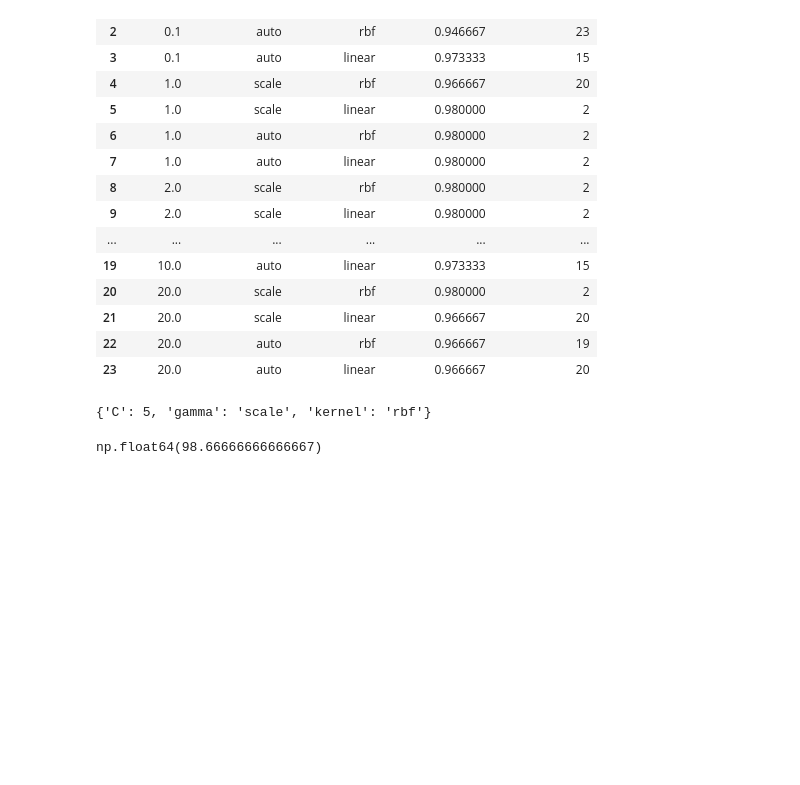
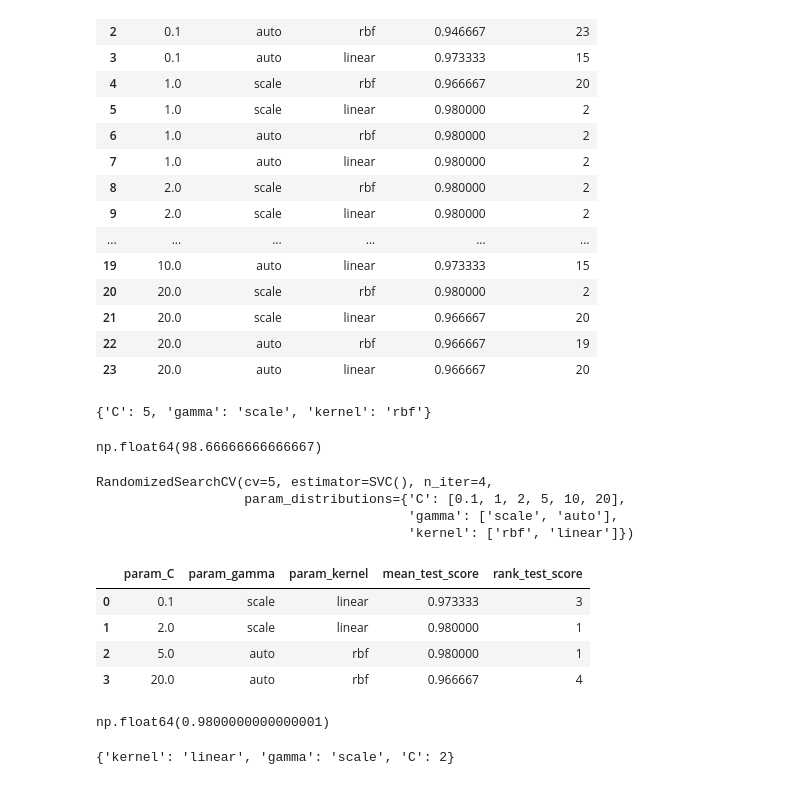
Before and after one commit to chaitanya3131/Machine-Learning-Practice, a Jupyter notebook: hyperparameter_tunning.ipynb, the cells around one changed output. Saved outputs shown, nothing was run; the diff lists cells and outputs as text; code cells hidden in the pictures; blank space fills up the shorter version.

```diff
--- a/hyperparameter_grid_search.ipynb
+++ b/hyperparameter_tunning.ipynb
@@ -100,0 +103,34 @@ np.float64(98.66666666666667)
+# %%
+rn=RandomizedSearchCV(
+    sv,{
+    'C':[0.1,1,2,5,10,20],
+    'kernel':['rbf','linear'],
+    'gamma':['scale','auto']
+    },
+    cv=5,
+    n_iter=4)
+# %%
+rn.fit(x,y)
+# %% [output]
+RandomizedSearchCV(cv=5, estimator=SVC(), n_iter=4,
+                   param_distributions={'C': [0.1, 1, 2, 5, 10, 20],
+                                        'gamma': ['scale', 'auto'],
+                                        'kernel': ['rbf', 'linear']})
+# %%
+results2=pd.DataFrame(rn.cv_results_)
+# %%
+results2[['param_C','param_gamma','param_kernel','mean_test_score','rank_test_score']]
+# %% [output]
+|  | param_C | param_gamma | param_kernel | mean_test_score | rank_test_score |
+| 0 | 0.1 | scale | linear | 0.973333 | 3 |
+| 1 | 2.0 | scale | linear | 0.980000 | 1 |
+| 2 | 5.0 | auto | rbf | 0.980000 | 1 |
+| 3 | 20.0 | auto | rbf | 0.966667 | 4 |
+# %%
+rn.best_score_
+# %% [output]
+np.float64(0.9800000000000001)
+# %%
+rn.best_params_
+# %% [output]
+{'kernel': 'linear', 'gamma': 'scale', 'C': 2}
```
Also changed, not shown: parts of 2 cells of this notebook.
